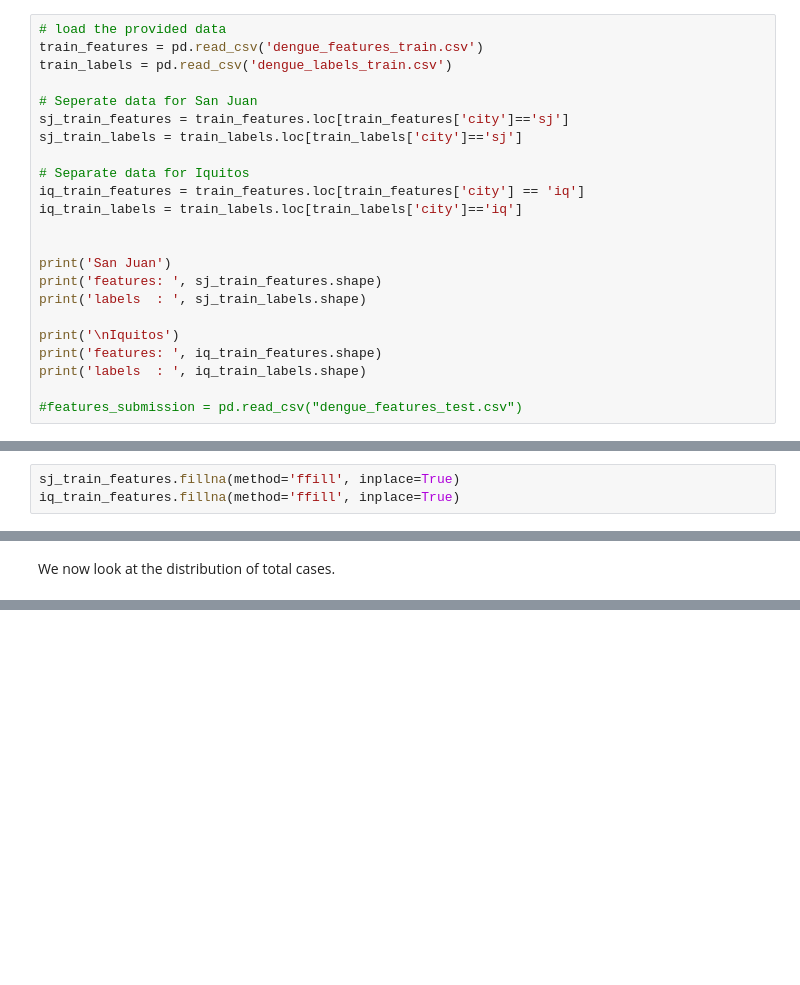
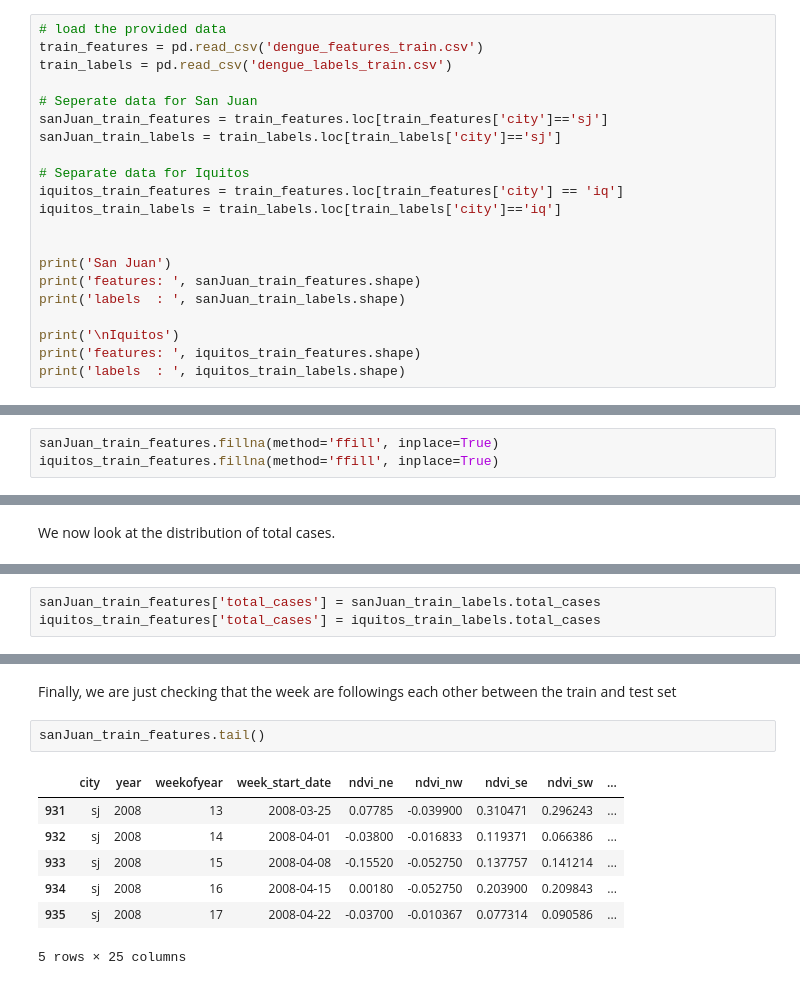
Before and after one commit to Simpliphy/Dengue-DrivenData, a Jupyter notebook: 1-Data-exploration.ipynb, the cells around one changed output, grey strips where cells are left out. Drawn from its saved outputs; the diff is of its cells as text; blank space fills up the shorter version.

```diff
--- a/Dengue-benchmark-ARIMA.ipynb
+++ b/1-Data-exploration.ipynb
@@ -51,23 +53,21 @@ train_features = pd.read_csv('dengue_features_train.csv')
 train_labels = pd.read_csv('dengue_labels_train.csv')
 
 # Seperate data for San Juan
-sj_train_features = train_features.loc[train_features['city']=='sj']
-sj_train_labels = train_labels.loc[train_labels['city']=='sj']
+sanJuan_train_features = train_features.loc[train_features['city']=='sj']
+sanJuan_train_labels = train_labels.loc[train_labels['city']=='sj']
 
 # Separate data for Iquitos
-iq_train_features = train_features.loc[train_features['city'] == 'iq']
-iq_train_labels = train_labels.loc[train_labels['city']=='iq']
+iquitos_train_features = train_features.loc[train_features['city'] == 'iq']
+iquitos_train_labels = train_labels.loc[train_labels['city']=='iq']
 
 
 print('San Juan')
-print('features: ', sj_train_features.shape)
-print('labels  : ', sj_train_labels.shape)
+print('features: ', sanJuan_train_features.shape)
+print('labels  : ', sanJuan_train_labels.shape)
 
 print('\nIquitos')
-print('features: ', iq_train_features.shape)
-print('labels  : ', iq_train_labels.shape)
-
-#features_submission = pd.read_csv("dengue_features_test.csv")
+print('features: ', iquitos_train_features.shape)
+print('labels  : ', iquitos_train_labels.shape)
 # %% [output]
 San Juan
 features:  (936, 24)
@@ -118,8 +114,8 @@ station_min_temp_c                        True
 station_precip_mm                         True
 dtype: bool
 # %%
-sj_train_features.fillna(method='ffill', inplace=True)
-iq_train_features.fillna(method='ffill', inplace=True)
+sanJuan_train_features.fillna(method='ffill', inplace=True)
+iquitos_train_features.fillna(method='ffill', inplace=True)
 # %% [output]
 A value is trying to be set on a copy of a slice from a DataFrame
 
@@ -523,0 +165,3 @@ plt.legend()
+# %%
+sanJuan_train_features['total_cases'] = sanJuan_train_labels.total_cases
+iquitos_train_features['total_cases'] = iquitos_train_labels.total_cases
@@ -523,0 +244,12 @@ plt.legend()
+# %% [markdown]
+Finally, we are just checking that the week are followings each other between the train and test set
+# %%
+sanJuan_train_features.tail()
+# %% [output]
+|  | city | year | weekofyear | week_start_date | ndvi_ne | ndvi_nw | ndvi_se | ndvi_sw | ... |
+| 931 | sj | 2008 | 13 | 2008-03-25 | 0.07785 | -0.039900 | 0.310471 | 0.296243 | ... |
+| 932 | sj | 2008 | 14 | 2008-04-01 | -0.03800 | -0.016833 | 0.119371 | 0.066386 | ... |
+| 933 | sj | 2008 | 15 | 2008-04-08 | -0.15520 | -0.052750 | 0.137757 | 0.141214 | ... |
+| 934 | sj | 2008 | 16 | 2008-04-15 | 0.00180 | -0.052750 | 0.203900 | 0.209843 | ... |
+| 935 | sj | 2008 | 17 | 2008-04-22 | -0.03700 | -0.010367 | 0.077314 | 0.090586 | ... |
+5 rows × 25 columns
```
Also changed, not shown: parts of 52 cells of this notebook, 17 other files.
